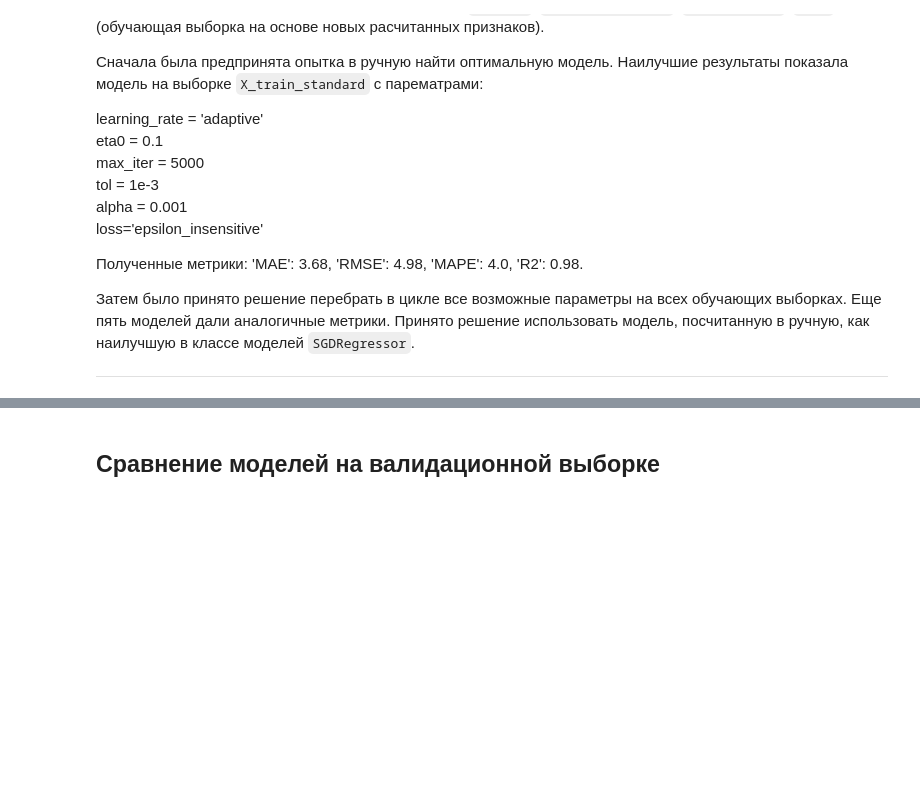
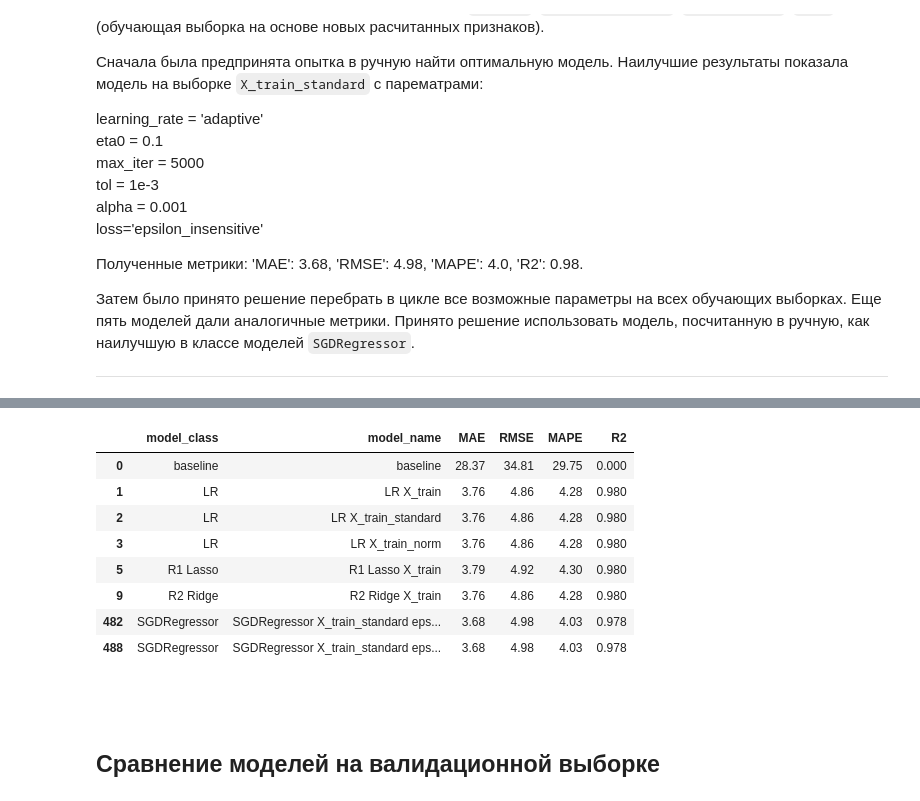
Before and after one commit to TemaQDX/project_turtle, a Jupyter notebook: project_turtle_sprint_10_Artem_Burov.ipynb, the cells around one changed output, grey strips where cells are left out. Drawn from its saved outputs; the diff is of its cells as text; code cells hidden in the pictures; blank space fills up the shorter version.

```diff
--- a/project_turtle_sprint_10_Artem_Burov.ipynb
+++ b/project_turtle_sprint_10_Artem_Burov.ipynb
@@ -1452,3 +1420,31 @@ ______
+# %%
+# Преобразуем столбцы с метриками в числовой тип (float)
+df_results['MAE'] = pd.to_numeric(df_results['MAE'], errors='coerce')
+df_results['RMSE'] = pd.to_numeric(df_results['RMSE'], errors='coerce')
+df_results['MAPE'] = pd.to_numeric(df_results['MAPE'], errors='coerce')
+df_results['R2'] = pd.to_numeric(df_results['R2'], errors='coerce')
+# %%
+min_mae_per_class = df_results.groupby('model_class')['MAE'].transform('min')
+best_results = df_results[df_results['MAE'] == min_mae_per_class]
+min_r2_per_class = best_results.groupby('model_class')['R2'].transform('min')
+best_results = best_results[best_results['R2'] == min_r2_per_class]
+min_rmse_per_class = best_results.groupby('model_class')['RMSE'].transform('min')
+best_results = best_results[best_results['RMSE'] == min_rmse_per_class]
+min_mape_per_class = best_results.groupby('model_class')['MAPE'].transform('min')
+best_results = best_results[best_results['MAPE'] == min_mape_per_class]
+best_results
+# %% [output]
+|  | model_class | model_name | MAE | RMSE | MAPE | R2 |
+| 0 | baseline | baseline | 28.37 | 34.81 | 29.75 | 0.000 |
+| 1 | LR | LR X_train | 3.76 | 4.86 | 4.28 | 0.980 |
+| 2 | LR | LR X_train_standard | 3.76 | 4.86 | 4.28 | 0.980 |
+| 3 | LR | LR X_train_norm | 3.76 | 4.86 | 4.28 | 0.980 |
+| 5 | R1 Lasso | R1 Lasso X_train | 3.79 | 4.92 | 4.30 | 0.980 |
+| 9 | R2 Ridge | R2 Ridge X_train | 3.76 | 4.86 | 4.28 | 0.980 |
+| 482 | SGDRegressor | SGDRegressor X_train_standard eps... | 3.68 | 4.98 | 4.03 | 0.978 |
+| 488 | SGDRegressor | SGDRegressor X_train_standard eps... | 3.68 | 4.98 | 4.03 | 0.978 |
+# %% [markdown]
+###
 # %% [markdown]
 ## Сравнение моделей на валидационной выборке
 # %% [markdown]
```
Also changed, not shown: parts of 26 cells of this notebook.
